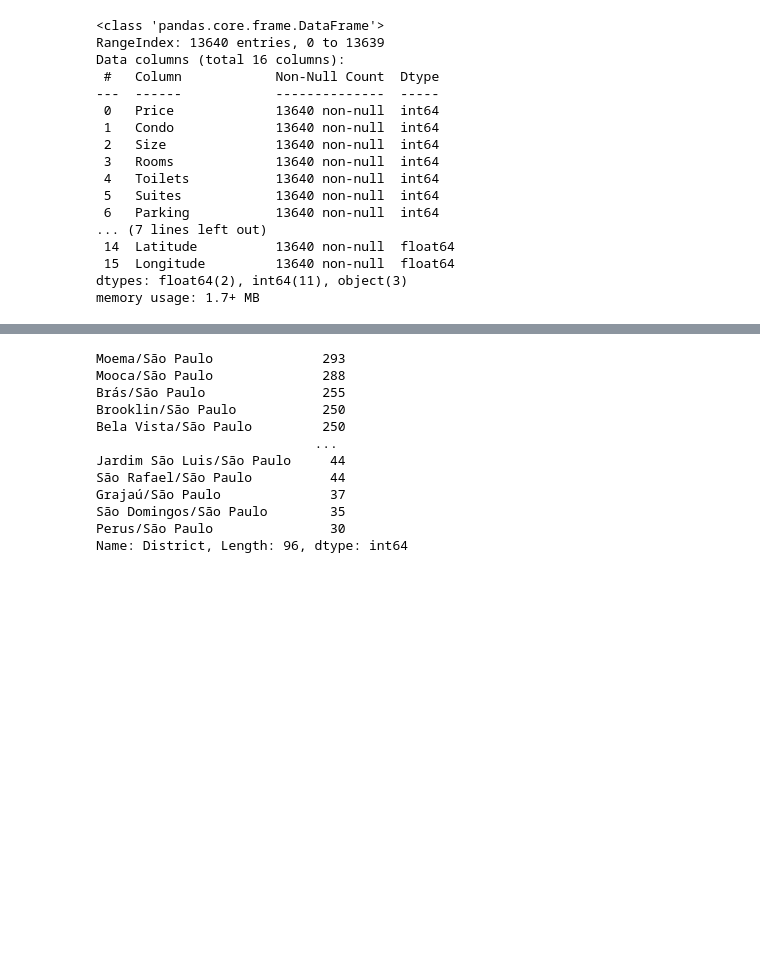
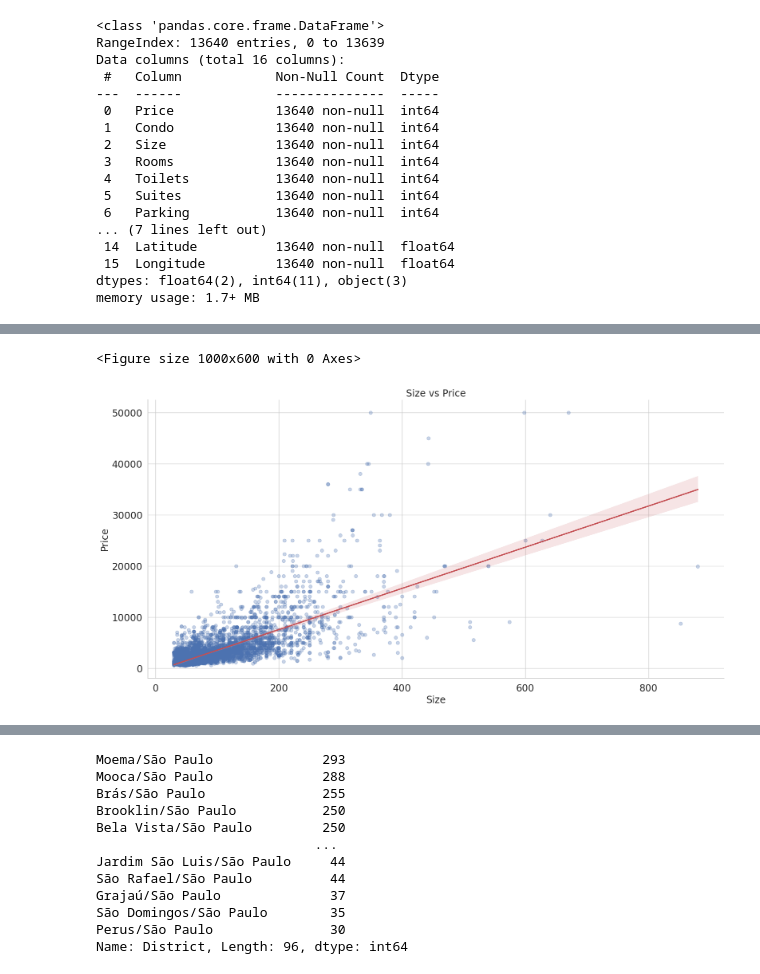
Before and after one commit to HWatanuki/Trabalho_D2APR, a Jupyter notebook: saopaulo-housing.ipynb, the cells around one changed output, grey strips where cells are left out. Saved outputs shown, nothing was run; the diff lists cells and outputs as text; code cells hidden in the pictures; blank space fills up the shorter version.

```diff
--- a/saopaulo-housing.ipynb
+++ b/saopaulo-housing.ipynb
@@ -98,0 +195,10 @@ There are no missing values reported in any of the features, but the feature "Co
+# %%
+# Plotting the correlation between apartment size and rental price
+plt.figure(figsize=(10, 6))
+sns.lmplot(data=housing_rent, x="Size", y="Price", aspect=2, height=8, scatter_kws={'alpha': 0.3}, line_kws={'color': 'r'})
+plt.grid(True)
+plt.title('Size vs Price')
+display()
+# %% [output]
+<Figure size 1000x600 with 0 Axes>
+[figure, added]
```
Also changed, not shown: parts of 21 cells of this notebook.
